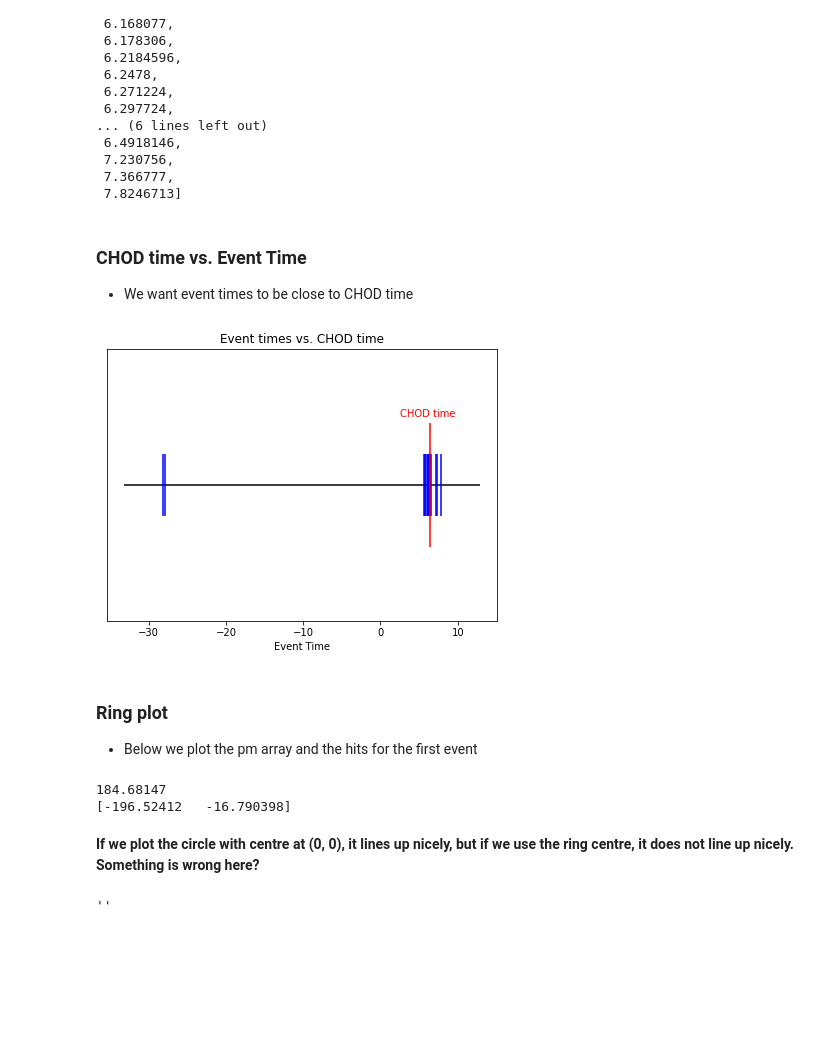
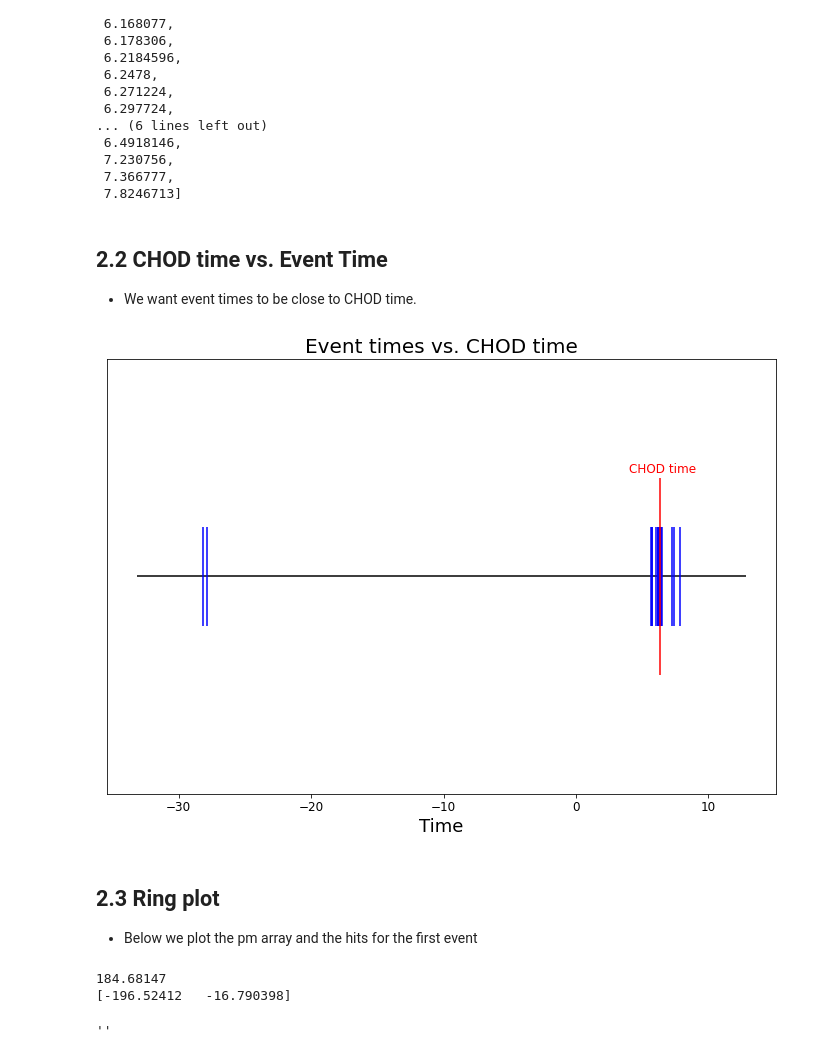
Before and after one commit to TRIUMF-Capstone2022/richai, a Jupyter notebook: notebooks/Data_generation_process.ipynb, the cells around one changed output. Saved outputs shown, nothing was run; the diff lists cells and outputs as text; code cells hidden in the pictures; blank space fills up the shorter version.

```diff
--- a/notebooks/Data_generation_process.ipynb
+++ b/notebooks/Data_generation_process.ipynb
@@ -227,24 +250,25 @@ sorted(hit_times)
  7.366777,
  7.8246713]
 # %% [markdown]
-### CHOD time vs. Event Time
-- We want event times to be close to CHOD time
+## 2.2 CHOD time vs. Event Time
+- We want event times to be close to CHOD time.
 # %%
 chod_time = events["chod_time"][0]
 
-plt.figure(figsize=(7, 5))
+plt.figure(figsize=(12, 8))
 plt.hlines(1,min(hit_times)-5,max(hit_times)+5, colors="black")  # Draw a horizontal line
 plt.eventplot(hit_times, orientation='horizontal', colors='b')
 plt.eventplot([chod_time], orientation='horizontal', colors='red', linelengths=2)
-plt.text(2.5, 2.1, "CHOD time", color="red")
-plt.title("Event times vs. CHOD time")
-plt.xlabel("Event Time")
+plt.text(4, 2.05, "CHOD time", color="red", fontsize=12)
+plt.title("Event times vs. CHOD time", fontsize=20)
+plt.xlabel("Time", fontsize=18)
+plt.xticks(fontsize=12)
 plt.yticks([])
 plt.show()
 # %% [output]
-[figure, old version]
+[figure, new version]
 # %% [markdown]
-### Ring plot
+## 2.3 Ring plot
 
 - Below we plot the pm array and the hits for the first event
 # %%
@@ -266,8 +290,6 @@ print(centre)
 # %% [output]
 184.68147
 [-196.52412   -16.790398]
-# %% [markdown]
-**If we plot the circle with centre at (0, 0), it lines up nicely, but if we use the ring centre, it does not line up nicely.  Something is wrong here?**
 # %%
 fig = plt.figure(figsize=(7, 7))
 ax = fig.subplots()
```
Also changed, not shown: parts of 47 cells of this notebook.
